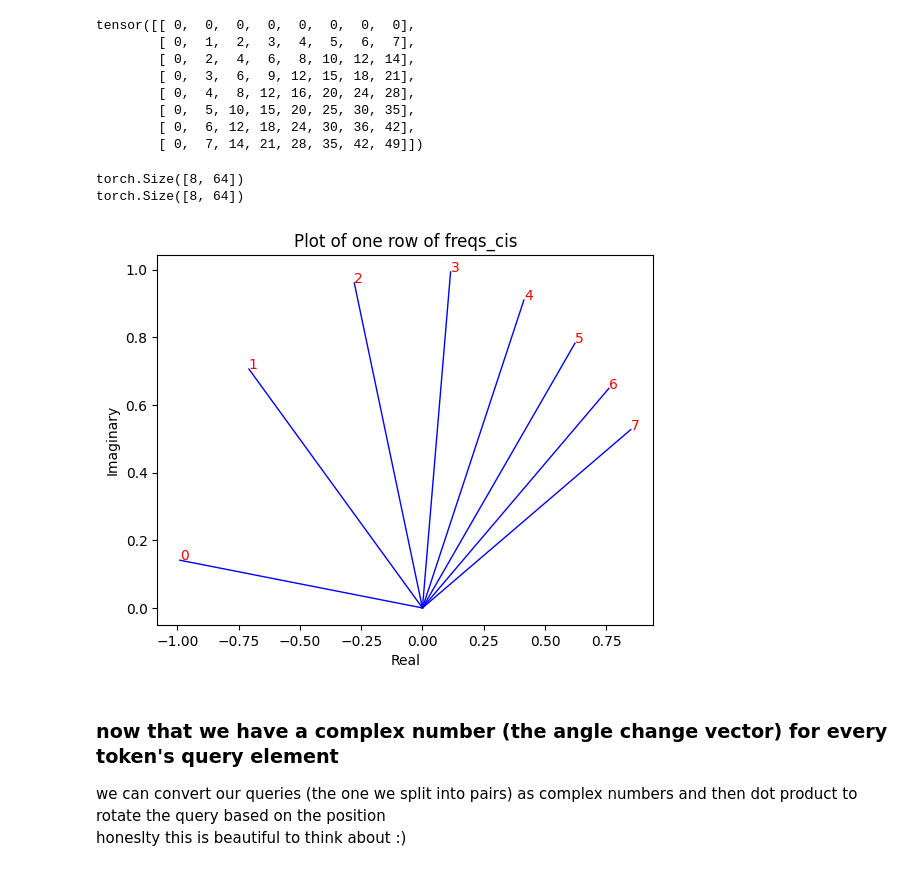
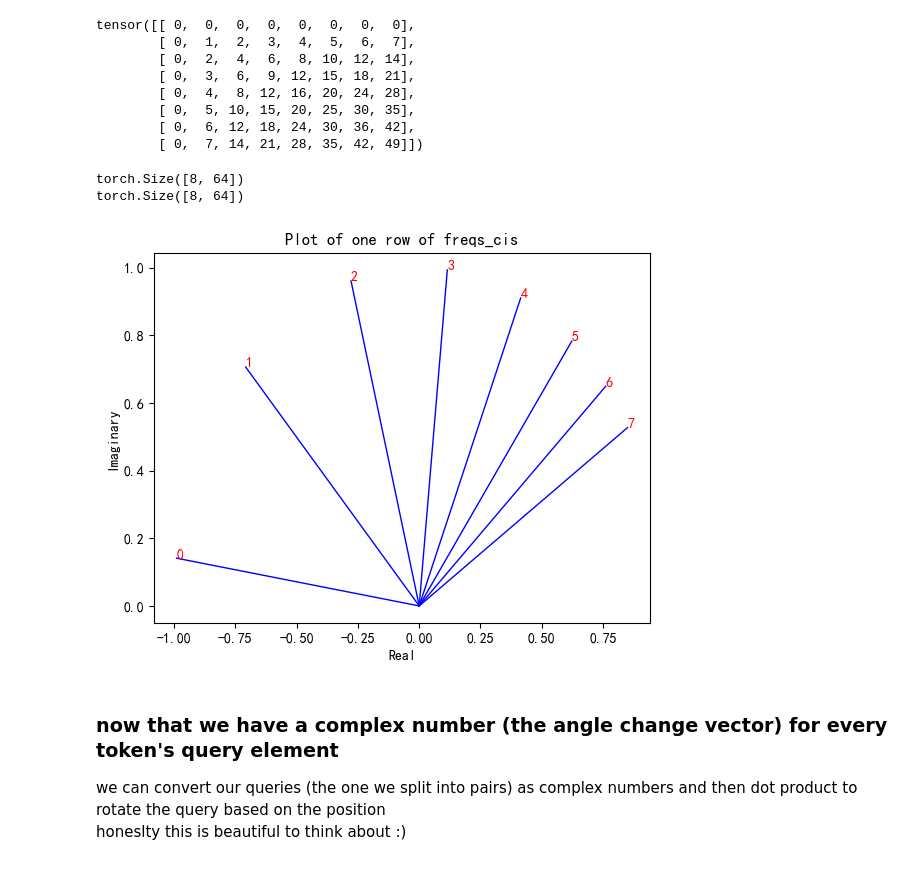
Before and after one commit to tutu329/life-agent, a Jupyter notebook: gpu_server/llm_from_scratch/qwen1.5-4b-steps-pic.ipynb, the cells around one changed output. Saved outputs shown, nothing was run; the diff lists cells and outputs as text; code cells hidden in the pictures.

```diff
--- a/gpu_server/llm_from_scratch/qwen1.5-4b-steps-pic.ipynb
+++ b/gpu_server/llm_from_scratch/qwen1.5-4b-steps-pic.ipynb
@@ -317,25 +317,29 @@ tensor([[ 0,  0,  0,  0,  0,  0,  0,  0],
         [ 0,  7, 14, 21, 28, 35, 42, 49]])
 # %%
 import matplotlib.pyplot as plt
+font_name = "simhei"
+plt.rcParams['font.family']= font_name      # 指定字体，实际上相当于修改 matplotlibrc 文件　只不过这样做是暂时的　下次失效
+plt.rcParams['axes.unicode_minus']=False    # 正确显示负号，防止变成方框
+
 freqs_for_each_token = torch.outer(torch.arange(len(tokens)), freqs)
 print(freqs_for_each_token.shape)
 freqs_cis = torch.polar(torch.ones_like(freqs_for_each_token), freqs_for_each_token)
 print(freqs_cis.shape)
 
 # viewing tjhe third row of freqs_cis
 value = freqs_cis[3]
 plt.figure()
 for i, element in enumerate(value[:len(tokens)]):
     plt.plot([0, element.real], [0, element.imag], color='blue', linewidth=1, label=f"Index: {i}")
     plt.annotate(f"{i}", xy=(element.real, element.imag), color='red')
 plt.xlabel('Real')
 plt.ylabel('Imaginary')
 plt.title('Plot of one row of freqs_cis')
 plt.show()
 # %% [output]
 torch.Size([8, 64])
 torch.Size([8, 64])
-[figure, old version]
+[figure, new version]
 # %% [markdown]
 ### now that we have a complex number (the angle change vector) for every token's query element
 we can convert our queries (the one we split into pairs) as complex numbers and then dot product to rotate the query based on the position
```
Also changed, not shown: parts of 5 cells of this notebook.
